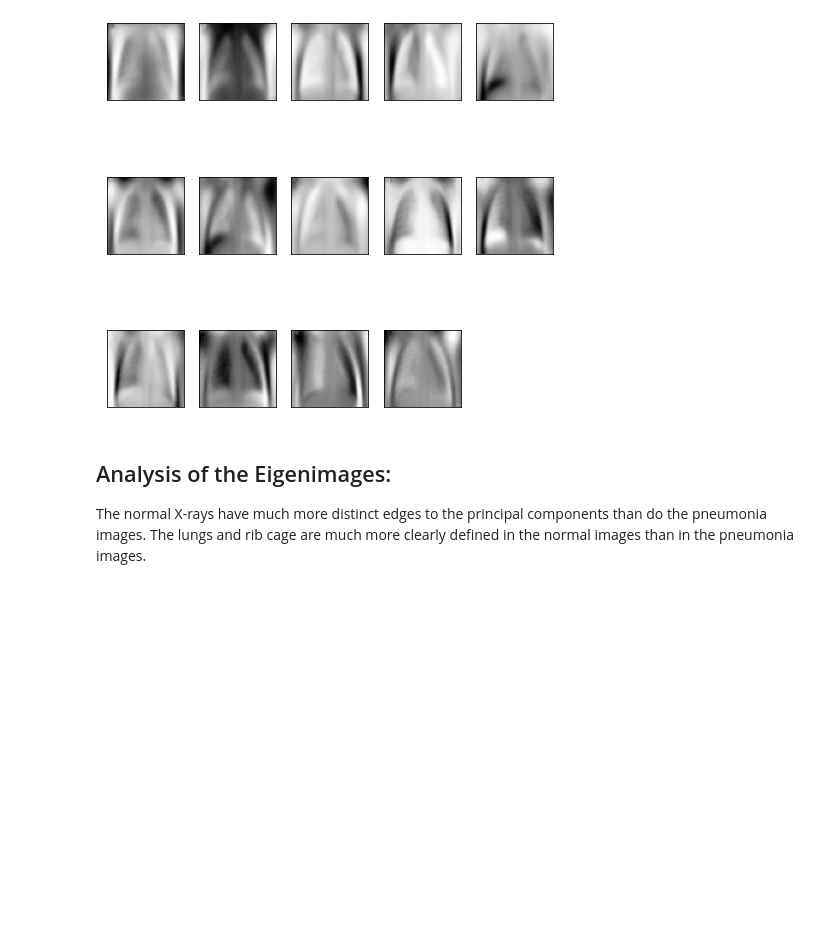
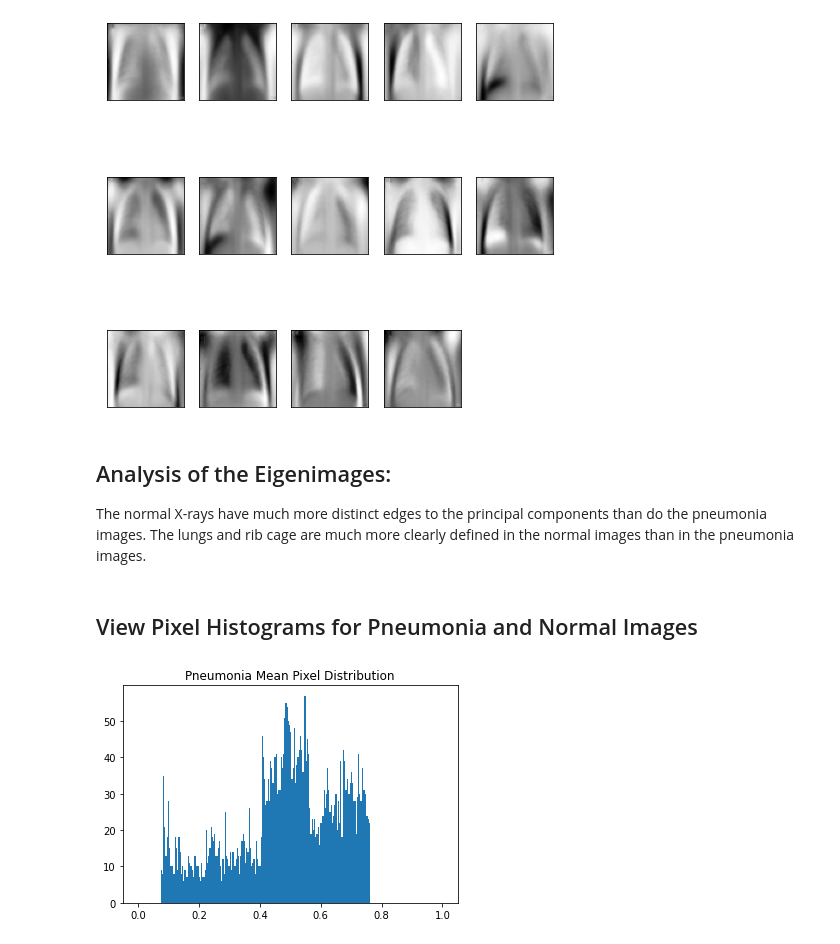
Before and after one commit to dagartga/Chest_X-Ray_Pneumonia_Classifier, a Jupyter notebook: chest-x-ray-pneumonia-eda.ipynb, the cells around one changed output. Drawn from its saved outputs; the diff is of its cells as text; code cells hidden in the pictures; blank space fills up the shorter version.

Commit message:
Kaggle Notebook | Chest X-ray Pneumonia EDA | Version 4

```diff
--- a/chest-x-ray-pneumonia-eda.ipynb
+++ b/chest-x-ray-pneumonia-eda.ipynb
@@ -10,9 +10,9 @@ import pandas as pd # data processing, CSV file I/O (e.g. pd.read_csv)
 # For example, running this (by clicking run or pressing Shift+Enter) will list all files under the input directory
 
 import os
-for dirname, _, filenames in os.walk('/kaggle/input'):
-    for filename in filenames:
-        print(os.path.join(dirname, filename))
+# for dirname, _, filenames in os.walk('/kaggle/input'):
+#     for filename in filenames:
+#         print(os.path.join(dirname, filename))
 
 # You can write up to 20GB to the current directory (/kaggle/working/) that gets preserved as output when you create a version using "Save & Run All"
 # You can also write temporary files to /kaggle/temp/, but they won't be saved outside of the current session
@@ -278,3 +261,13 @@ plt.show()
 ## Analysis of the Eigenimages:
 
 The normal X-rays have much more distinct edges to the principal components than do the pneumonia images. The lungs and rib cage are much more clearly defined in the normal images than in the pneumonia images.
+# %% [markdown]
+## View Pixel Histograms for Pneumonia and Normal Images
+# %%
+# view the pixel histogram for the pneumonia mean image
+pneumonia_mean_norm = pneumonia_mean.ravel() / 255.0
+plt.hist(pneumonia_mean_norm, bins = 256, range=(0.0, 1.0))
+plt. title('Pneumonia Mean Pixel Distribution')
+plt.show()
+# %% [output]
+[figure, added]
```
Also changed, not shown: parts of 14 cells of this notebook.
